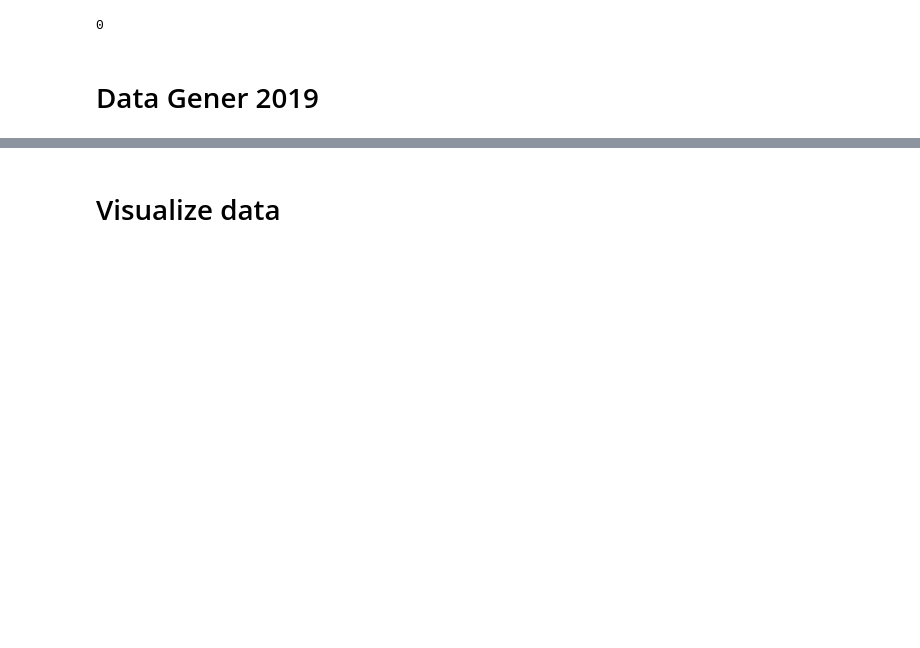
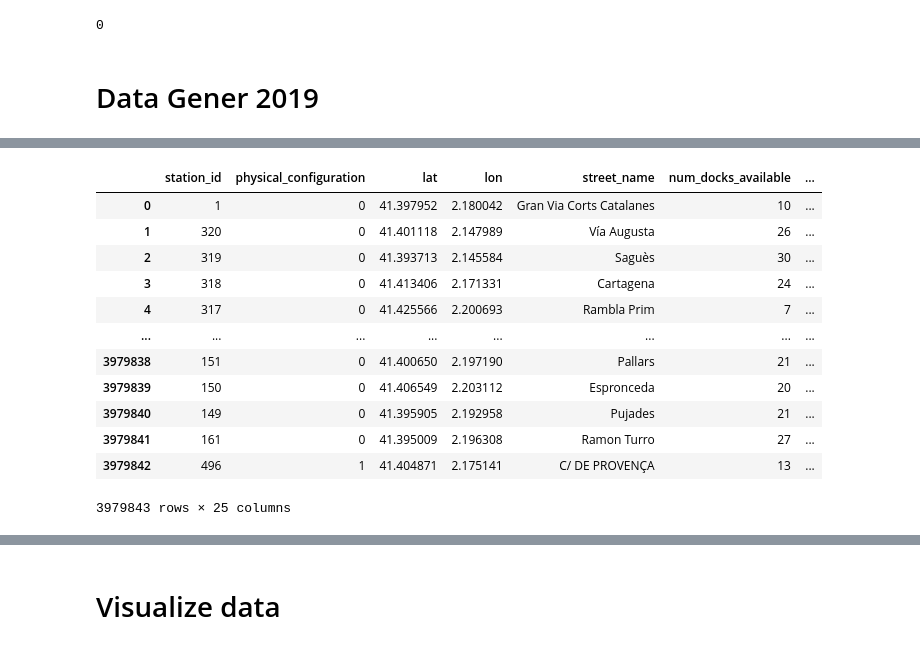
Before and after one commit to or1ol/CaptstoneProject, a Jupyter notebook: 2019_code/old/ScriptPreparacionDades2019_BicingNou_ESTACIONS_Gener.ipynb, the cells around one changed output, grey strips where cells are left out. Drawn from its saved outputs; the diff is of its cells as text; code cells hidden in the pictures; blank space fills up the shorter version.

```diff
--- a/2019_code/old/ScriptPreparacionDades2019_BicingNou_ESTACIONS_Gener.ipynb
+++ b/2019_code/old/ScriptPreparacionDades2019_BicingNou_ESTACIONS_Gener.ipynb
@@ -37,19 +37,22 @@ import re
 
 from tqdm.notebook import tqdm
 
+sys.path.insert(0, '../../tools/')
+
 from tools import *
 
 config = pd.Series({
-    'devide_by':1,
+    'devide_by':60,
     'year':2019,
     'datafrom': 'BICING_ESTACIONS',
     'dataset': 'BicingNou_MOD',
     'ttl': 30,
     'month': 1,
-    'monthname': 'Gener'
+    'monthname': 'Gener',
+    'path': '../../dades'
 })
 
-os.system(f"mkdir -p ../dades/{config.year}/{config.dataset}")
+os.system(f"mkdir -p {config.path}/{config.year}/{config.dataset}")
 # %% [output]
 0
 # %% [markdown]
@@ -184,0 +133,24 @@ dades_2019_Gener_info_old.to_csv(f'../dades/{config.year}/{config.dataset}/{conf
+# %%
+%%time
+
+# replace nans with string of 0
+dades_2019_Gener_info_old.street_number = dades_2019_Gener_info_old.street_number.astype(str)
+dades_2019_Gener_info_old.street_number.fillna('0', inplace=True)
+dades_2019_Gener_info_old.loc[dades_2019_Gener_info_old.street_number.isin(['nan', '.']),['street_number']] = '0'
+
+# extract the correct column
+correct_column = dades_2019_Gener_info_old[dades_2019_Gener_info_old.street_number != '0'].groupby(['station_id'])['street_number'].max()
+correct_column = pd.DataFrame(correct_column.reset_index())
+# correct the data according to the data in the correct column
+dades_2019_Gener_info_old = correct_columns(dades_2019_Gener_info_old.copy(), 'station_id', 'street_number', correct_column=correct_column)
+
+dades_2019_Gener_info_old.street_number.fillna('0', inplace=True)
+
+cond = (dades_2019_Gener_info_old.num_bikes_available + dades_2019_Gener_info_old.num_docks_available) > dades_2019_Gener_info_old.capacity
+dades_2019_Gener_info_old.loc[cond, ['capacity']] = dades_2019_Gener_info_old[cond]['num_bikes_available'] + dades_2019_Gener_info_old[cond]['num_docks_available']
+
+dades_2019_Gener_info_old = correct_columns(dades_2019_Gener_info_old.copy(), 'station_id', 'capacity')
+
+dades_2019_Gener_info_old.loc[dades_2019_Gener_info_old.capacity.isna(),['capacity']] = 0
+
+dades_2019_Gener_info_old = correct_columns(dades_2019_Gener_info_old.copy(), 'station_id', 'altitude', take='first')
@@ -184,0 +216,16 @@ dades_2019_Gener_info_old.to_csv(f'../dades/{config.year}/{config.dataset}/{conf
+# %%
+dades_2019_Gener_info_old
+# %% [output]
+|  | station_id | physical_configuration | lat | lon | street_name | num_docks_available | ... |
+| 0 | 1 | 0 | 41.397952 | 2.180042 | Gran Via Corts Catalanes | 10 | ... |
+| 1 | 320 | 0 | 41.401118 | 2.147989 | Vía Augusta | 26 | ... |
+| 2 | 319 | 0 | 41.393713 | 2.145584 | Saguès | 30 | ... |
+| 3 | 318 | 0 | 41.413406 | 2.171331 | Cartagena | 24 | ... |
+| 4 | 317 | 0 | 41.425566 | 2.200693 | Rambla Prim | 7 | ... |
+| ... | ... | ... | ... | ... | ... | ... | ... |
+| 3979838 | 151 | 0 | 41.400650 | 2.197190 | Pallars | 21 | ... |
+| 3979839 | 150 | 0 | 41.406549 | 2.203112 | Espronceda | 20 | ... |
+| 3979840 | 149 | 0 | 41.395905 | 2.192958 | Pujades | 21 | ... |
+| 3979841 | 161 | 0 | 41.395009 | 2.196308 | Ramon Turro | 27 | ... |
+| 3979842 | 496 | 1 | 41.404871 | 2.175141 | C/ DE PROVENÇA | 13 | ... |
+3979843 rows × 25 columns
```
Also changed, not shown: parts of 22 cells of this notebook, 8 other files.
